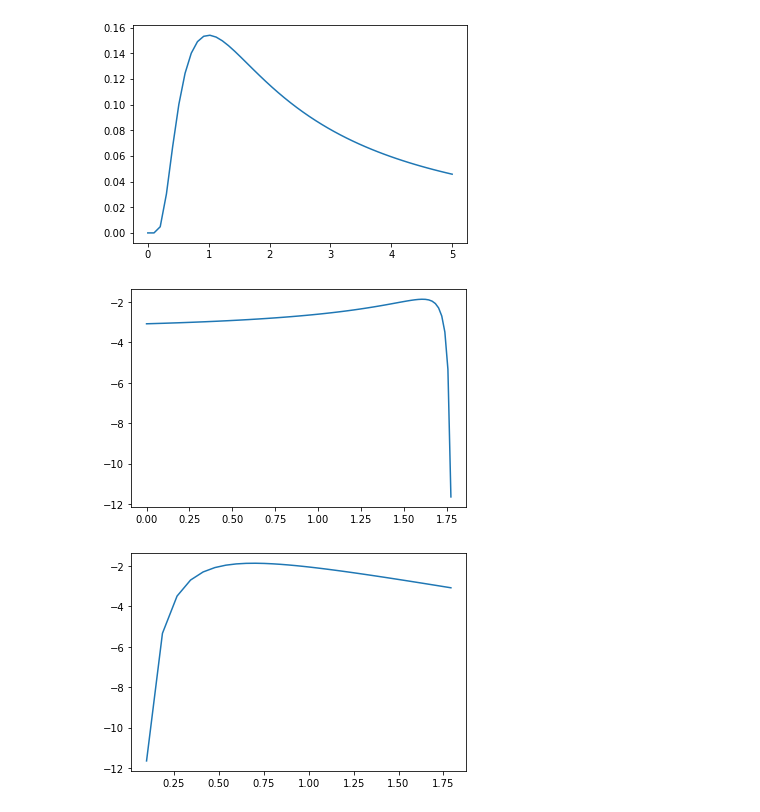
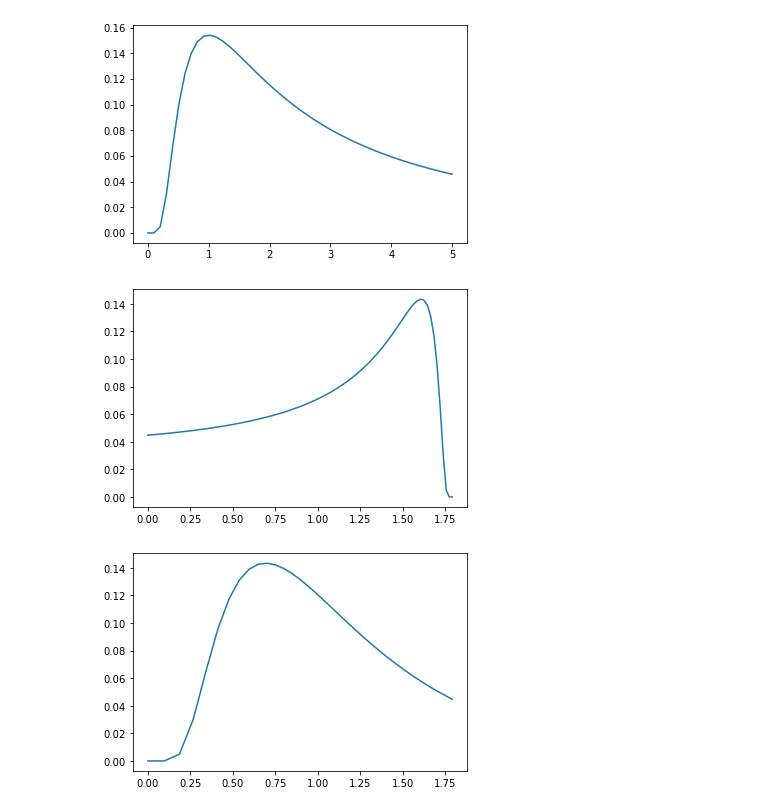
Before and after one commit to SebastienW71/customerAnalysis, a Jupyter notebook: Log_transformation.ipynb, the cells around one changed output. Drawn from its saved outputs; the diff is of its cells as text; code cells hidden in the pictures.

```diff
--- a/Log_transformation.ipynb
+++ b/Log_transformation.ipynb
@@ -47,13 +47,13 @@ plot = plt.plot(d1, rv.pdf(d))
 [figure]
 # %%
 log_dx = np.log(d+1)
-log_dy = np.log(rv.pdf(d) )
+log_dy = np.log(rv.pdf(d)+1 )
 plot = plt.plot(log_dx,log_dy)
 # %% [output]
-[figure, old version]
+[figure, new version]
 # %%
 log_dxr = np.log(d1+1)
-log_dyr = np.log(rv.pdf(d1) )
+log_dyr = np.log(rv.pdf(d1)+1 )
 plot = plt.plot(log_dxr,log_dy)
 # %% [output]
-[figure, old version]
+[figure, new version]
```
